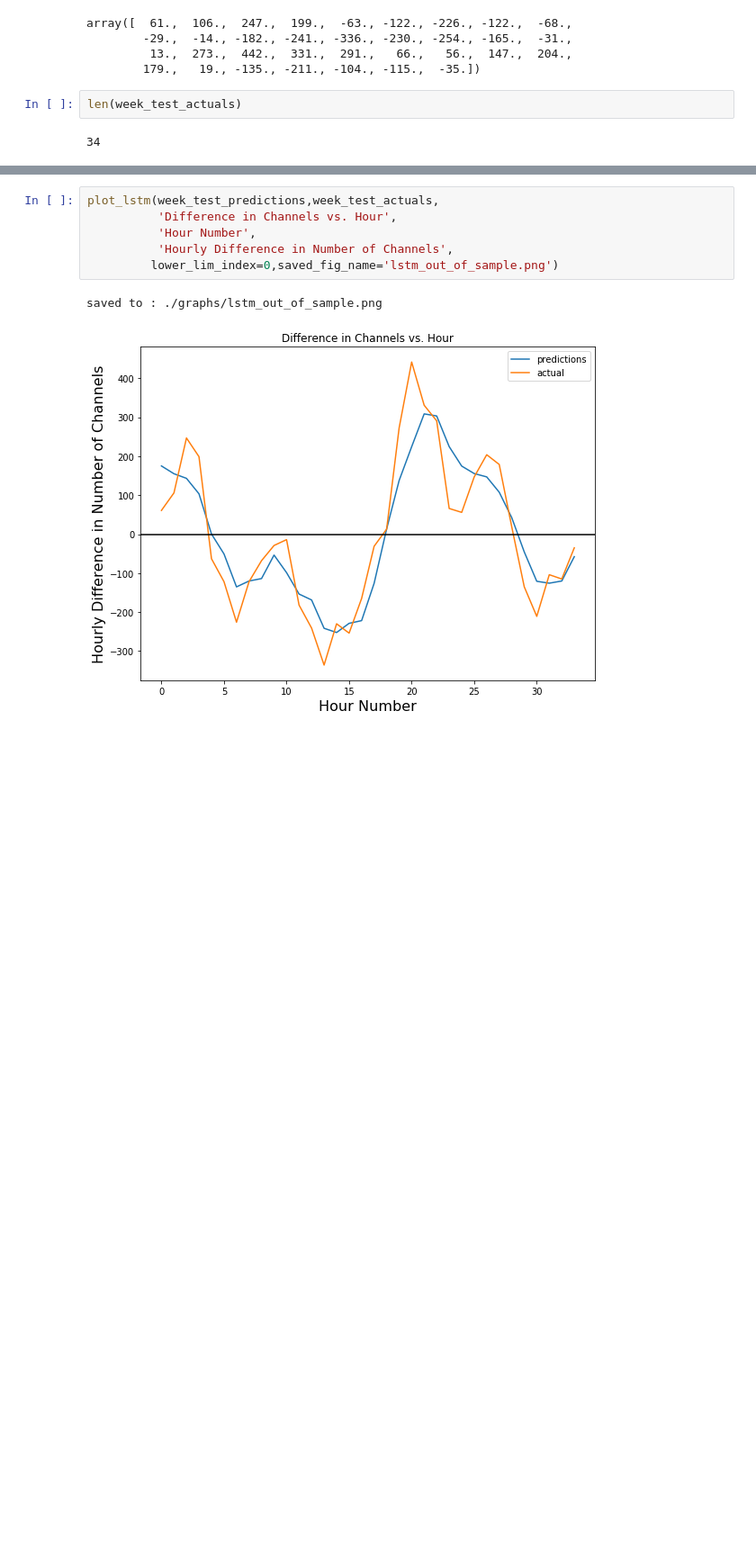
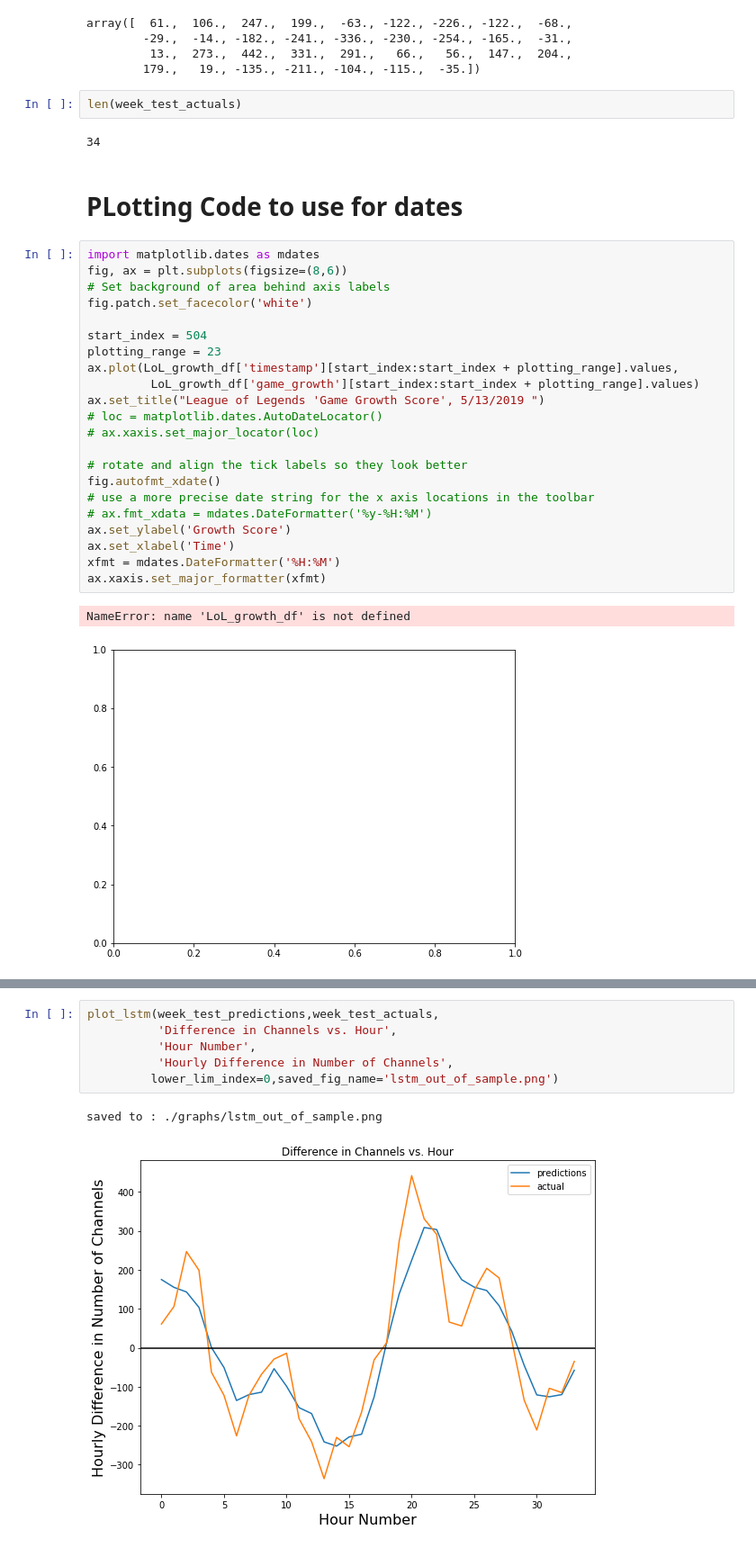
Before and after one commit to natashaborders-zz/Twitch_Streamers_Recommender, a Jupyter notebook: Jeremy_Notebooks/LSTM ANALYSIS.ipynb, the cells around one changed output, grey strips where cells are left out. Shown: that part at 90% size. Drawn from its saved outputs; the diff is of its cells as text; blank space fills up the shorter version.

Commit message:
graphs and growth score notebooks

```diff
--- a/Jeremy_Notebooks/LSTM ANALYSIS.ipynb
+++ b/Jeremy_Notebooks/LSTM ANALYSIS.ipynb
@@ -561,3 +594,30 @@ array([  61.,  106.,  247.,  199.,  -63., -122., -226., -122.,  -68.,
 len(week_test_actuals)
 # %% [output]
 34
+# %% [markdown]
+# PLotting Code to use for dates
+# %%
+import matplotlib.dates as mdates
+fig, ax = plt.subplots(figsize=(8,6))
+# Set background of area behind axis labels
+fig.patch.set_facecolor('white')
+
+start_index = 504
+plotting_range = 23
+ax.plot(LoL_growth_df['timestamp'][start_index:start_index + plotting_range].values,
+         LoL_growth_df['game_growth'][start_index:start_index + plotting_range].values)
+ax.set_title("League of Legends 'Game Growth Score', 5/13/2019 ")
+# loc = matplotlib.dates.AutoDateLocator()
+# ax.xaxis.set_major_locator(loc)
+
+# rotate and align the tick labels so they look better
+fig.autofmt_xdate()
+# use a more precise date string for the x axis locations in the toolbar
+# ax.fmt_xdata = mdates.DateFormatter('%y-%H:%M')
+ax.set_ylabel('Growth Score')
+ax.set_xlabel('Time')
+xfmt = mdates.DateFormatter('%H:%M')
+ax.xaxis.set_major_formatter(xfmt)
+# %% [output]
+NameError: name 'LoL_growth_df' is not defined
+[figure, added]
```
Also changed, not shown: parts of 10 cells of this notebook, 6 other files.
